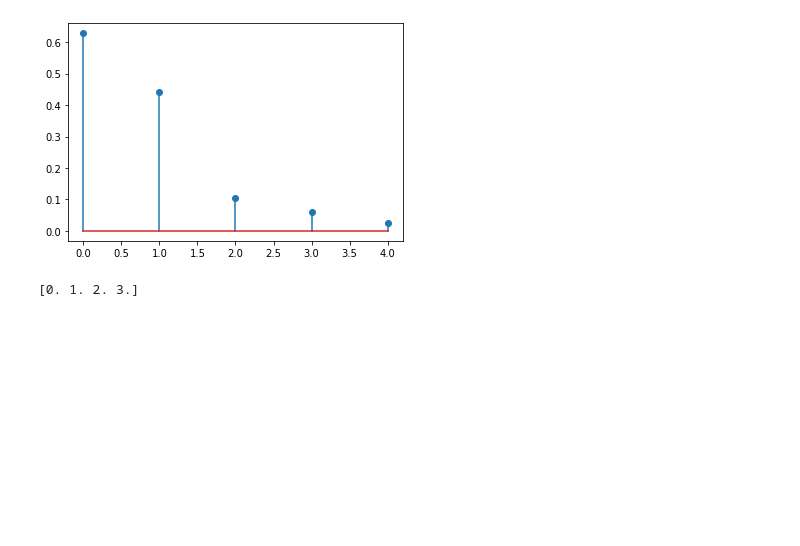
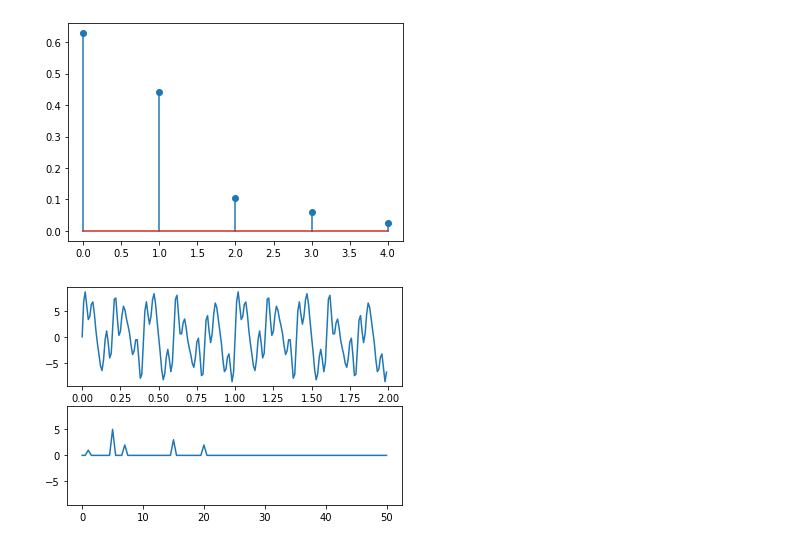
Before and after one commit to FrankAlvaradoR/Teor-a-de-Control, a Jupyter notebook: Transformada_de_Fourier.ipynb, the cells around one changed output. Saved outputs shown, nothing was run; the diff lists cells and outputs as text; code cells hidden in the pictures; blank space fills up the shorter version.

```diff
--- a/Transformada_de_Fourier.ipynb
+++ b/Transformada_de_Fourier.ipynb
@@ -209,7 +209,40 @@ plt.show()
 [0. 1. 2. 3. 4.]
 [0.62841744 0.44134172 0.10355339 0.05865828 0.02486405]
 [figure]
-# %%
-print(np.arange(0,(8/2)))
-# %% [output]
-[0. 1. 2. 3.]
+# %%
+# Cargamos las librerias
+import numpy as np
+import matplotlib.pyplot as plt
+import cmath
+fig, ax = plt.subplots(2, 1, sharey = True)
+
+
+
+
+#Simulación de señal continua
+fs=100;
+ts = np.arange(0,2, 1/fs)
+pi = np.pi;
+
+y1 = 5*np.sin(2*pi*5*ts)
+y2 = 3*np.sin(2*pi*15*ts)
+y3 = 2*np.sin(2*pi*20*ts)
+y4 = 1*np.sin(2*pi*1*ts)
+y5 = 2*np.sin(2*pi*7*ts)
+y=y1+y2+y3+y4+y5;
+ax[0].plot(ts, y)
+
+#Transformada de Fourier.
+N=len(y);
+vecf=fs*( np.arange(0,(N/2)+1) )/N;
+TF=np.fft.fft(y)
+F=np.fft.fft(y)
+F2=F[0:int(N/2+1)]
+psdx=(1/N)*abs(F2)
+psdx[1:len(psdx)-1]=2*psdx[1:len(psdx)-1]
+
+#Graficamos
+ax[1].plot(vecf,psdx)
+plt.show()
+# %% [output]
+[figure, added]
```
